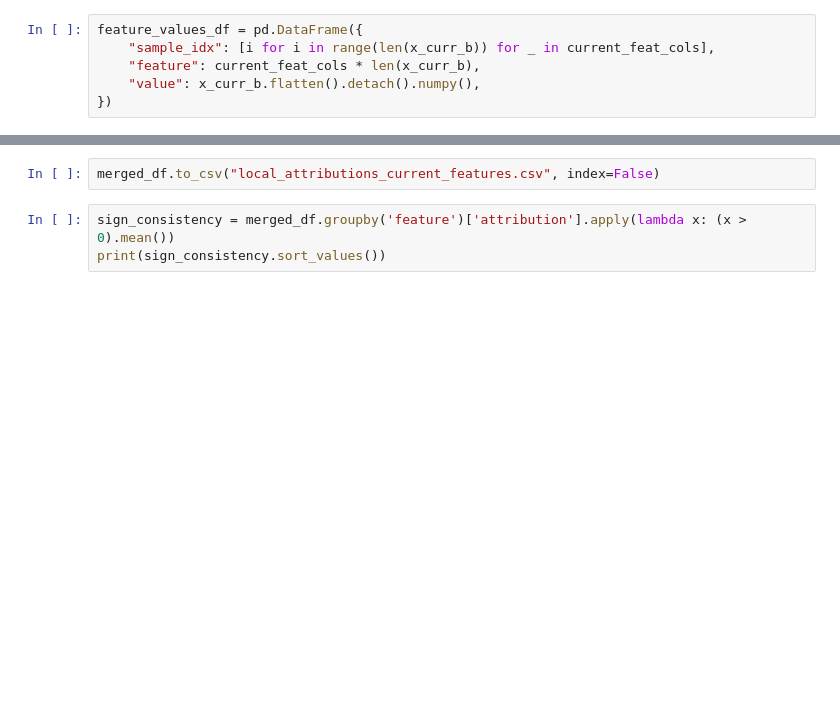
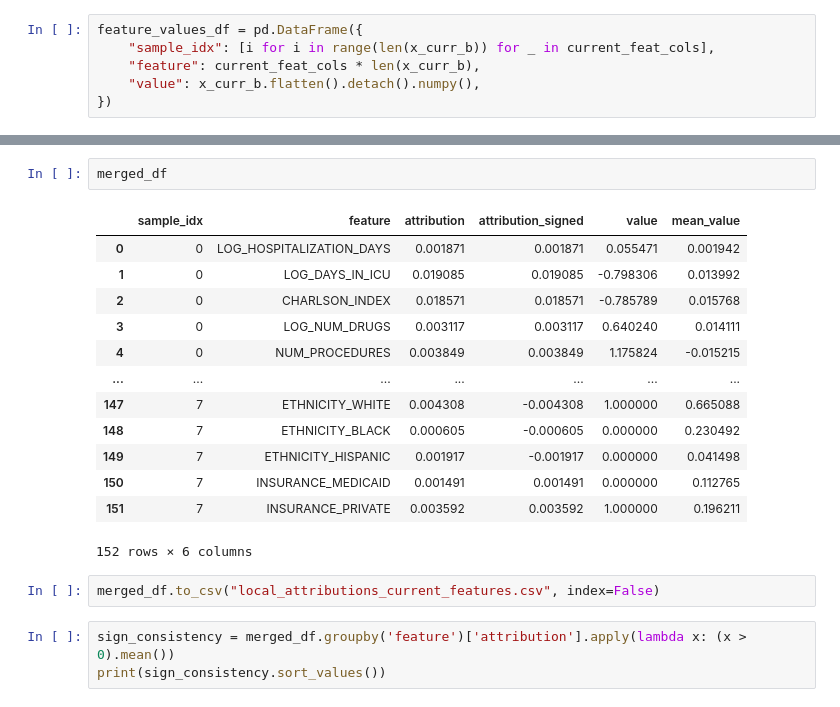
Before and after one commit to LucasVon0645/Master-Thesis--Project-ReadmitAI, a Jupyter notebook: recurrent_health_events_prediction/model_selection/deep_learning/feat_importance_analysis.ipynb, the cells around one changed output, grey strips where cells are left out. Cells and saved outputs as stored; diff of their text form; blank space fills up the shorter version.

```diff
--- a/recurrent_health_events_prediction/model_selection/deep_learning/feat_importance_analysis.ipynb
+++ b/recurrent_health_events_prediction/model_selection/deep_learning/feat_importance_analysis.ipynb
@@ -533,3 +428,19 @@ merged_df.head(20)
+# %%
+merged_df
+# %% [output]
+|  | sample_idx | feature | attribution | attribution_signed | value | mean_value |
+| 0 | 0 | LOG_HOSPITALIZATION_DAYS | 0.001871 | 0.001871 | 0.055471 | 0.001942 |
+| 1 | 0 | LOG_DAYS_IN_ICU | 0.019085 | 0.019085 | -0.798306 | 0.013992 |
+| 2 | 0 | CHARLSON_INDEX | 0.018571 | 0.018571 | -0.785789 | 0.015768 |
+| 3 | 0 | LOG_NUM_DRUGS | 0.003117 | 0.003117 | 0.640240 | 0.014111 |
+| 4 | 0 | NUM_PROCEDURES | 0.003849 | 0.003849 | 1.175824 | -0.015215 |
+| ... | ... | ... | ... | ... | ... | ... |
+| 147 | 7 | ETHNICITY_WHITE | 0.004308 | -0.004308 | 1.000000 | 0.665088 |
+| 148 | 7 | ETHNICITY_BLACK | 0.000605 | -0.000605 | 0.000000 | 0.230492 |
+| 149 | 7 | ETHNICITY_HISPANIC | 0.001917 | -0.001917 | 0.000000 | 0.041498 |
+| 150 | 7 | INSURANCE_MEDICAID | 0.001491 | 0.001491 | 0.000000 | 0.112765 |
+| 151 | 7 | INSURANCE_PRIVATE | 0.003592 | 0.003592 | 1.000000 | 0.196211 |
+152 rows × 6 columns
 # %%
 merged_df.to_csv("local_attributions_current_features.csv", index=False)
 # %%
```
Also changed, not shown: parts of 13 cells of this notebook, 1 other file.
